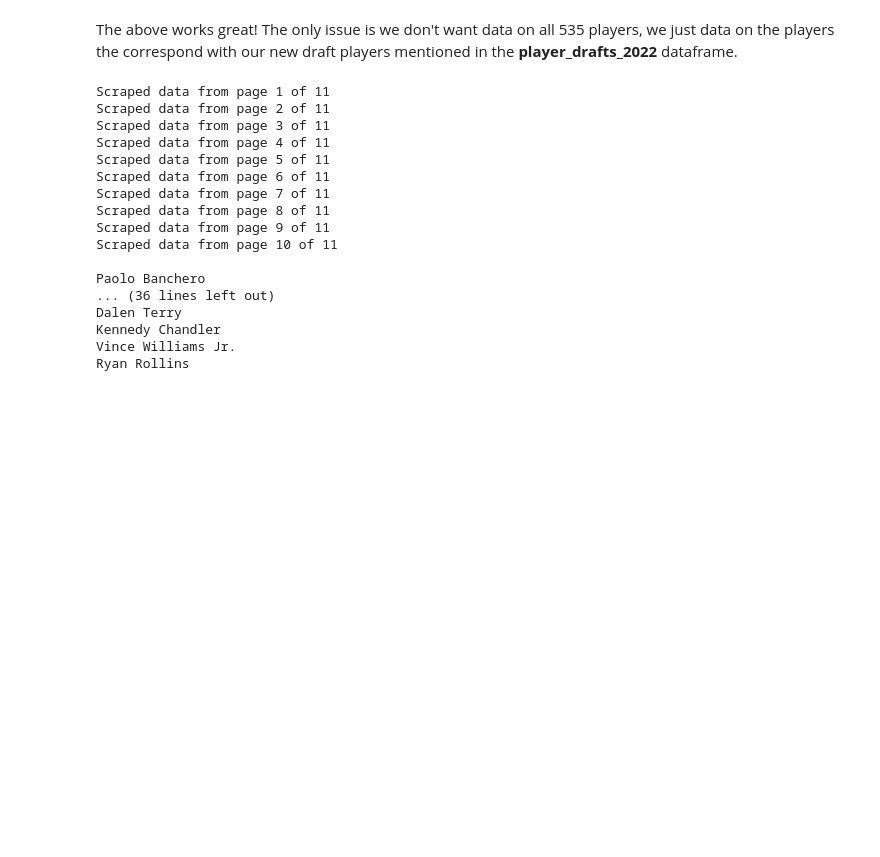
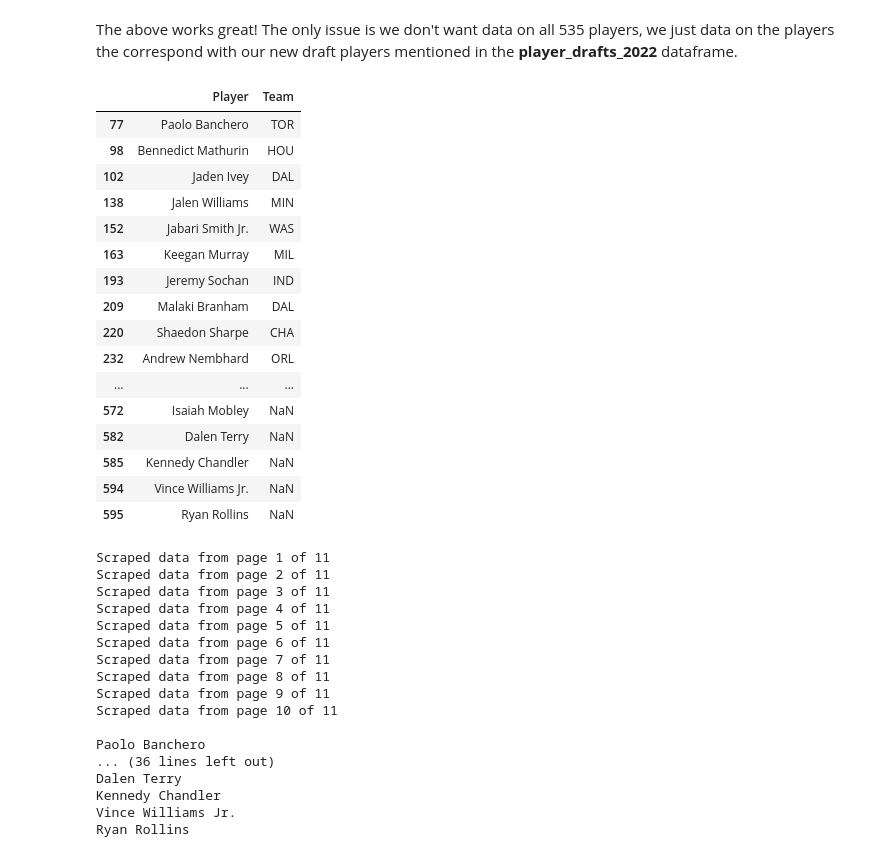
Before and after one commit to thopsialive/NBA-Drafts-Player-Impact, a Jupyter notebook: NBA Drafted Player Impact.ipynb, the cells around one changed output. Drawn from its saved outputs; the diff is of its cells as text; code cells hidden in the pictures; blank space fills up the shorter version.

```diff
--- a/NBA Drafted Player Impact.ipynb
+++ b/NBA Drafted Player Impact.ipynb
@@ -312,6 +312,7 @@ driver0.maximize_window()
 
 # Initialize an empty list to store player data
 player_list = []
+team_list =[]
 
 # Loop through the pages
 current_page = 1
@@ -321,10 +322,15 @@ while current_page < total_pages:
     # Wait for the table to load (adjust the timeout as needed)
     WebDriverWait(driver0, 10).until(EC.presence_of_element_located((By.XPATH, "//table/tbody/tr/td[2]/a")))
 
-    # Scrape player data from the current page
-    players = driver0.find_elements(By.XPATH, "//table/tbody/tr/td[2]/a")
+    # Scrape player name data from the current page
+    players = driver0.find_elements(By.XPATH, "//table/tbody/tr/td[2]")
     for player in players:
         player_list.append(player.text)
+
+    # Scrape team data from the current page
+    teams = driver0.find_elements(By.XPATH, "//table/tbody/tr/td[3]/a")
+    for team in teams:
+        team_list.append(team.text)
 
     print(f"Scraped data from page {current_page} of {total_pages}")
 
@@ -358,0 +368,9 @@ Xavier Moon
+# %%
+import pandas as pd
+
+player_list = pd.DataFrame(player_list, columns=['Player'])
+team_list = pd.DataFrame(team_list, columns=['Team'])
+
+# Remove rows with empty cells in each DataFrame
+player_list = player_list[player_list['Player'] != '']
+team_list = team_list[team_list['Team'] != '']
@@ -358,0 +390,6 @@ Xavier Moon
+# %%
+import pandas as pd
+
+# Merge the DataFrames into a single DataFrame
+df0 = pd.concat([player_list, team_list], axis=1)
+df0
@@ -363,0 +412,24 @@ driver0.quit()
+# %%
+# Filter the draft_player_stats_2022 dataframe to keep only rows with names in the Player coloumn of the player_drafts_2022 dataframe
+filtered_df0 = df0[df0['Player'].isin(df['Player'])]
+
+# Print the filtered DataFrame
+filtered_df0
+# %% [output]
+|  | Player | Team |
+| 77 | Paolo Banchero | TOR |
+| 98 | Bennedict Mathurin | HOU |
+| 102 | Jaden Ivey | DAL |
+| 138 | Jalen Williams | MIN |
+| 152 | Jabari Smith Jr. | WAS |
+| 163 | Keegan Murray | MIL |
+| 193 | Jeremy Sochan | IND |
+| 209 | Malaki Branham | DAL |
+| 220 | Shaedon Sharpe | CHA |
+| 232 | Andrew Nembhard | ORL |
+| ... | ... | ... |
+| 572 | Isaiah Mobley | NaN |
+| 582 | Dalen Terry | NaN |
+| 585 | Kennedy Chandler | NaN |
+| 594 | Vince Williams Jr. | NaN |
+| 595 | Ryan Rollins | NaN |
```
Also changed, not shown: parts of 8 cells of this notebook, 2 other files.
